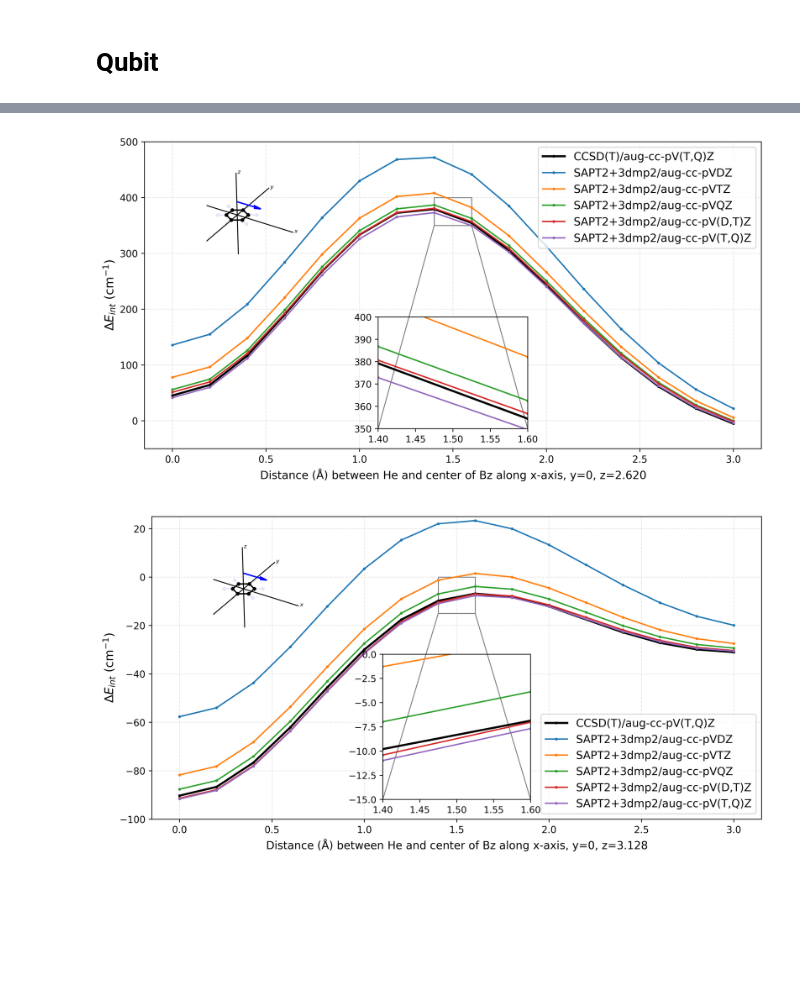
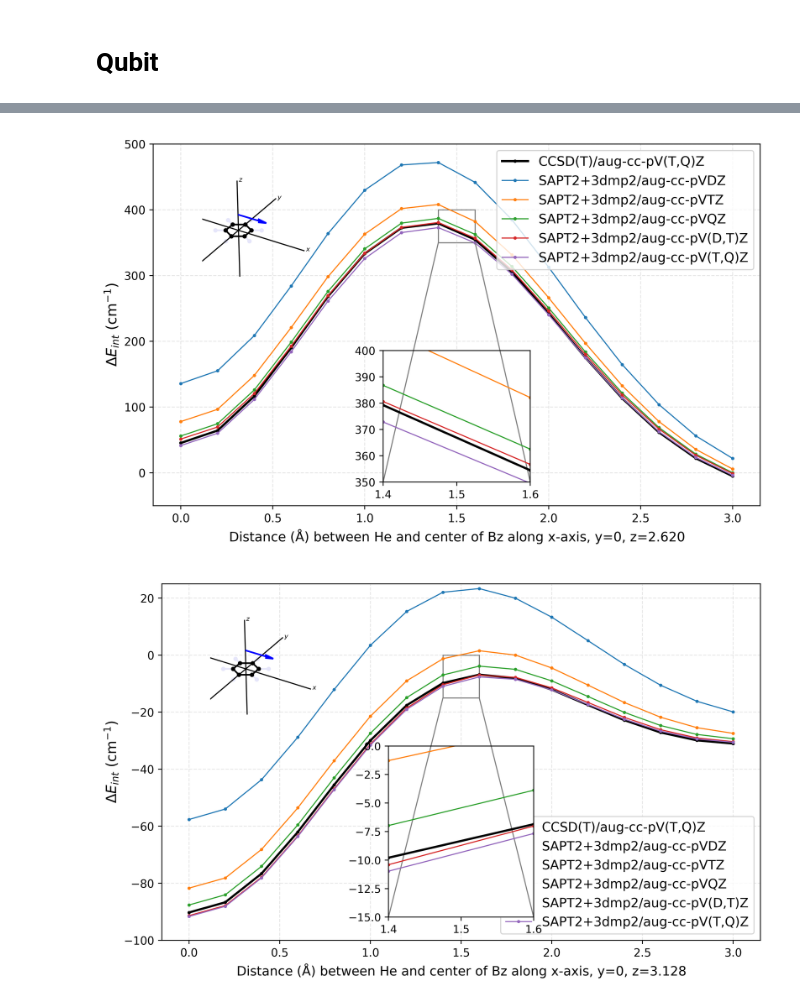
Before and after one commit to DelMaestroGroup/papers-code-HeBenzene, a Jupyter notebook: src/SAPT_bench_plots.ipynb, the cells around one changed output, grey strips where cells are left out. Drawn from its saved outputs; the diff is of its cells as text; code cells hidden in the pictures; blank space fills up the shorter version.

```diff
--- a/src/SAPT_bench_plots.ipynb
+++ b/src/SAPT_bench_plots.ipynb
@@ -189,14 +189,13 @@ z_slices = [
 
 
 fig_dpi = 500
-line_width = 3
 
 
 for i, z_slice in enumerate(z_slices):
 
     method_prefix = "sapt_"
 
-    fig, ax = plt.subplots(figsize=(12, 6), dpi=fig_dpi)
+    fig, ax = plt.subplots(figsize=(10, 6), dpi=fig_dpi)
 
     interval = intervals[z_slice["interval"]]
     interval_pos = np.array(
@@ -268,16 +267,16 @@ for i, z_slice in enumerate(z_slices):
     ax.set_ylim(z_slice["ylim"][0], z_slice["ylim"][1])
 
     curves = [
-        (interval_cbs_tq, "CCSD(T)/aug-cc-pV(T,Q)Z", "black", line_width * 0.75),
+        (interval_cbs_tq, "CCSD(T)/aug-cc-pV(T,Q)Z", "black", line_width * 2),
         # (interval_pbe0, "PBE0/def2-SVP", None, line_width * 0.75),
         # (interval_cc_dz, "CCSD(T)/aug-cc-pVDZ", None, line_width* 0.75),
         # (interval_cc_tz, "CCSD(T)/aug-cc-pVTZ", None, line_width * 0.75),
         # (interval_cc_qz, "CCSD(T)/aug-cc-pVQZ", None, line_width * 0.75),
-        (interval_sapt_dz, "SAPT2+3dmp2/aug-cc-pVDZ", None, line_width * 0.5),
-        (interval_sapt_tz, "SAPT2+3dmp2/aug-cc-pVTZ", None, line_width * 0.5),
-        (interval_sapt_qz, "SAPT2+3dmp2/aug-cc-pVQZ", None, line_width * 0.5),
-        (interval_sapt_dt_cbs, "SAPT2+3dmp2/aug-cc-pV(D,T)Z", None, line_width * 0.5),
-        (interval_sapt_tq_cbs, "SAPT2+3dmp2/aug-cc-pV(T,Q)Z", None, line_width * 0.5),
+        (interval_sapt_dz, "SAPT2+3dmp2/aug-cc-pVDZ", None, line_width ),
+        (interval_sapt_tz, "SAPT2+3dmp2/aug-cc-pVTZ", None, line_width ),
+        (interval_sapt_qz, "SAPT2+3dmp2/aug-cc-pVQZ", None, line_width ),
+        (interval_sapt_dt_cbs, "SAPT2+3dmp2/aug-cc-pV(D,T)Z", None, line_width ),
+        (interval_sapt_tq_cbs, "SAPT2+3dmp2/aug-cc-pV(T,Q)Z", None, line_width ),
     ]
 
     for curve in curves:
@@ -311,32 +310,32 @@ for i, z_slice in enumerate(z_slices):
         bbox_to_anchor=(0.5, 0.05),
         bbox_transform=ax.transAxes,
     )
 
     for curve in curves:
         plot_curve_zoomed(axins, x_0_0_pos, *curve)
 
     # 5. Define the zoomed-in region
     # Set the x and y limits for the inset
 
     axins.set_xlim(1.4, 1.6)
     axins.set_ylim(z_slice["ylim_zoomed"][0], z_slice["ylim_zoomed"][1])
 
     mark_inset(ax, axins, loc1=3, loc2=4, fc="none", ec="0.5")
 
     # # Add a legend to the main plot
     # ax.legend(loc='lower left')
 
     quiver_args = (0, 0, interval_pos[0][-1], 7, 0, 0)
     inset_position = [0.0, 0.62, 0.4, 0.4]
     plot_inset_benzene(ax, inset_position, *quiver_args)
 
     plt.savefig(
         f"{method_prefix}_(x,0,{float(interval[2]):.3f}).png",
         dpi=fig_dpi,
         bbox_inches="tight",
     )
 
     plt.show()
 # %% [output]
-[figure, old version]
+[figure, new version]
-[figure, old version]
+[figure, new version]
```
Also changed, not shown: parts of 1 cell of this notebook, 2 other files.
